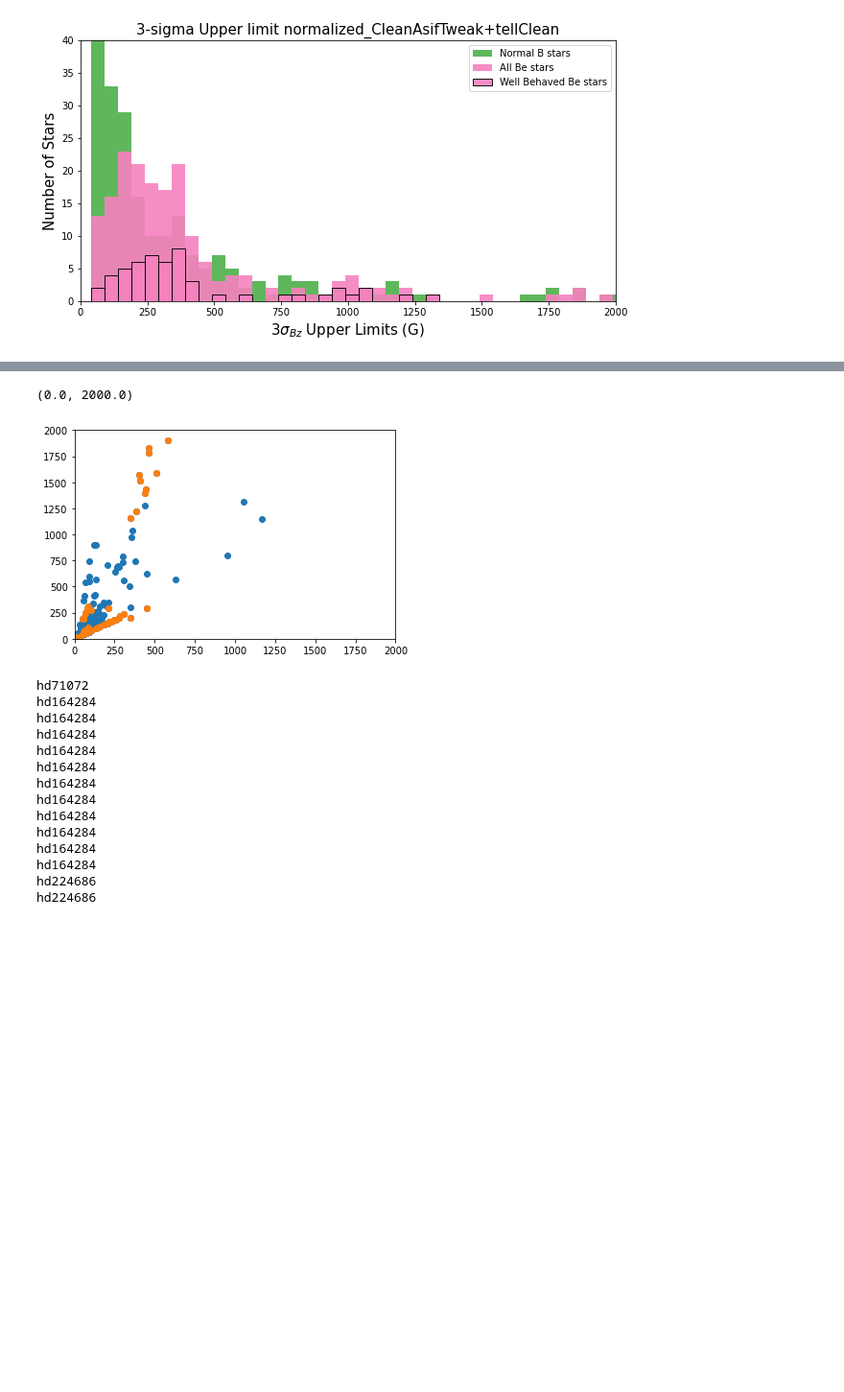
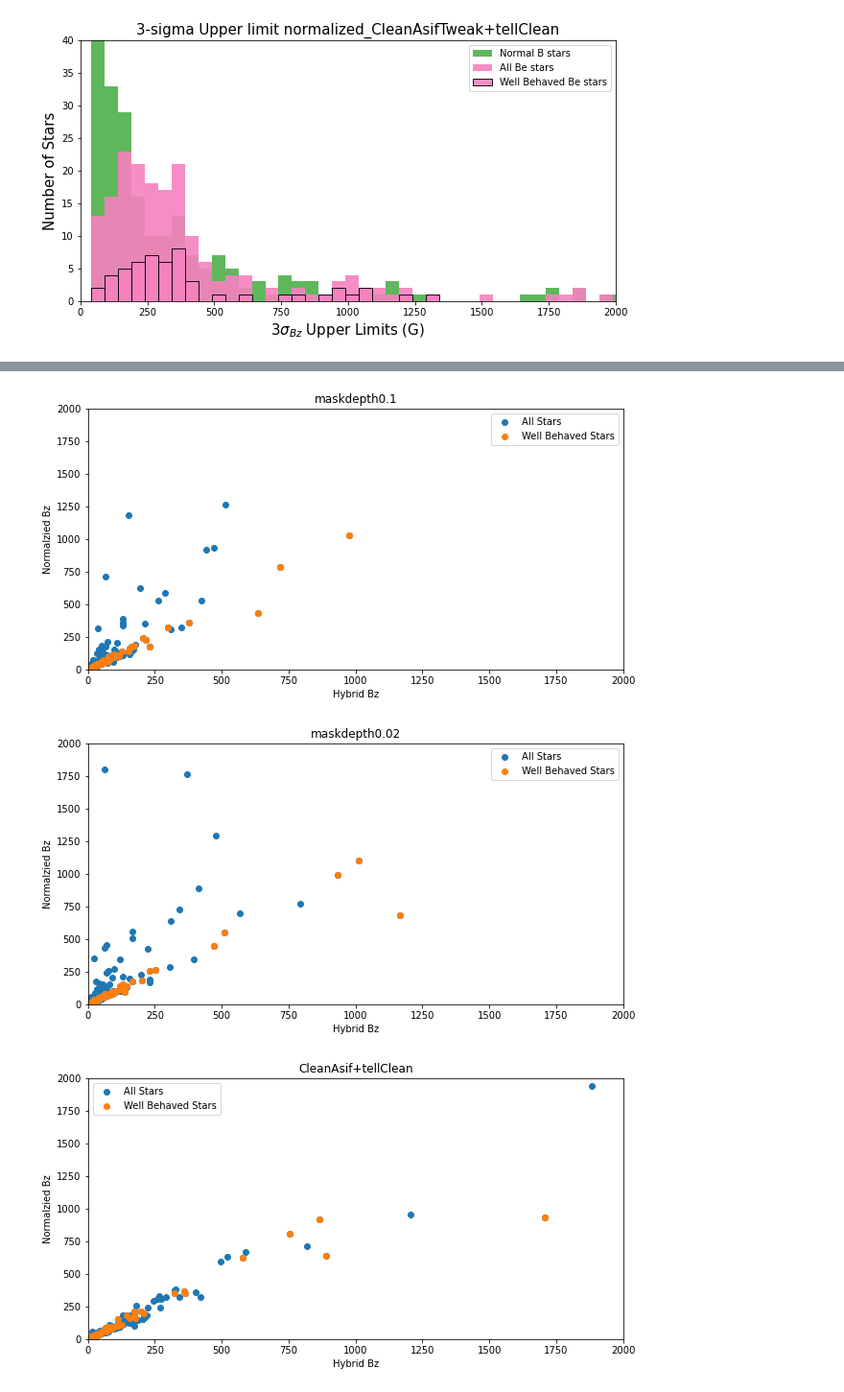
Before and after one commit to veropetit/BeStarsMiMeS, a Jupyter notebook: 04-Bz-calculations/04-Bstars.ipynb, the cells around one changed output, grey strips where cells are left out. Shown at 96% size. Cells and saved outputs as stored; diff of their text form; code cells hidden in the pictures; blank space fills up the shorter version.

```diff
--- a/04-Bz-calculations/04-Bstars.ipynb
+++ b/04-Bz-calculations/04-Bstars.ipynb
@@ -455,27 +412,34 @@ v_sigall2=np.abs(modelall2['V bz sig (G)'])
-# %%
-plt.scatter(v_sigall1, v_sigall2)
-plt.scatter(v_sig1,v_sig2)
-plt.xlim(0,2000)
-plt.ylim(0,2000)
-# %% [output]
-(0.0, 2000.0)
-[figure, removed]
-# %%
-for i in range(v_sig2.size):
-  if v_sig2[i]<=300 and v_sig1[i]>=200 and v_sig1[i]<=500:
-    print(model2['Star'][i])
-# %% [output]
-hd71072
-hd164284
-hd164284
-hd164284
-hd164284
-hd164284
-hd164284
-hd164284
-hd164284
-hd164284
-hd164284
-hd164284
-hd224686
-hd224686
+# %%
+with PdfPages('04-Bz-calculations/Bz_hybridvnorm.pdf') as pdf:
+    for i in range(4):
+
+        model1=pd.read_csv('04-Bz-calculations/WellBehavedStars/{}_GOOD.csv'.format(models[i]))
+        #model=pd.read_csv('/content/drive/Shareddrives/BeStarsMiMeS/04-Bz-calculations/{}.csv'.format(models[i]))
+        v_sig1=np.abs(model1['V bz (G)'])
+
+        modelall1=pd.read_csv('04-Bz-calculations/{}.csv'.format(models[i]))
+        v_sigall1=np.abs(modelall1['V bz (G)'])
+
+        model2=pd.read_csv('04-Bz-calculations/WellBehavedStars/{}_GOOD.csv'.format(models[i+4]))
+        #model=pd.read_csv('/content/drive/Shareddrives/BeStarsMiMeS/04-Bz-calculations/{}.csv'.format(models[i]))
+        v_sig2=np.abs(model2['V bz (G)'])
+
+        modelall2=pd.read_csv('04-Bz-calculations/{}.csv'.format(models[i+4]))
+        v_sigall2=np.abs(modelall2['V bz (G)'])
+
+
+        fig, ax = plt.subplots(1,1, figsize=(10,5))
+
+        ax.scatter(v_sigall1, v_sigall2, label='All Stars')
+        ax.scatter(v_sig1,v_sig2, label='Well Behaved Stars')
+        ax.legend()
+        ax.set_xlabel('Hybrid Bz')
+        ax.set_ylabel('Normalzied Bz')
+        ax.set_title('{}'.format(models[i].split('_')[1]))
+        ax.set_xlim(0,2000)
+        ax.set_ylim(0,2000)
+        pdf.savefig(fig)
+# %% [output]
+[figure, added]
+[figure, added]
+[figure, added]
```
Also changed, not shown: parts of 5 cells of this notebook.
